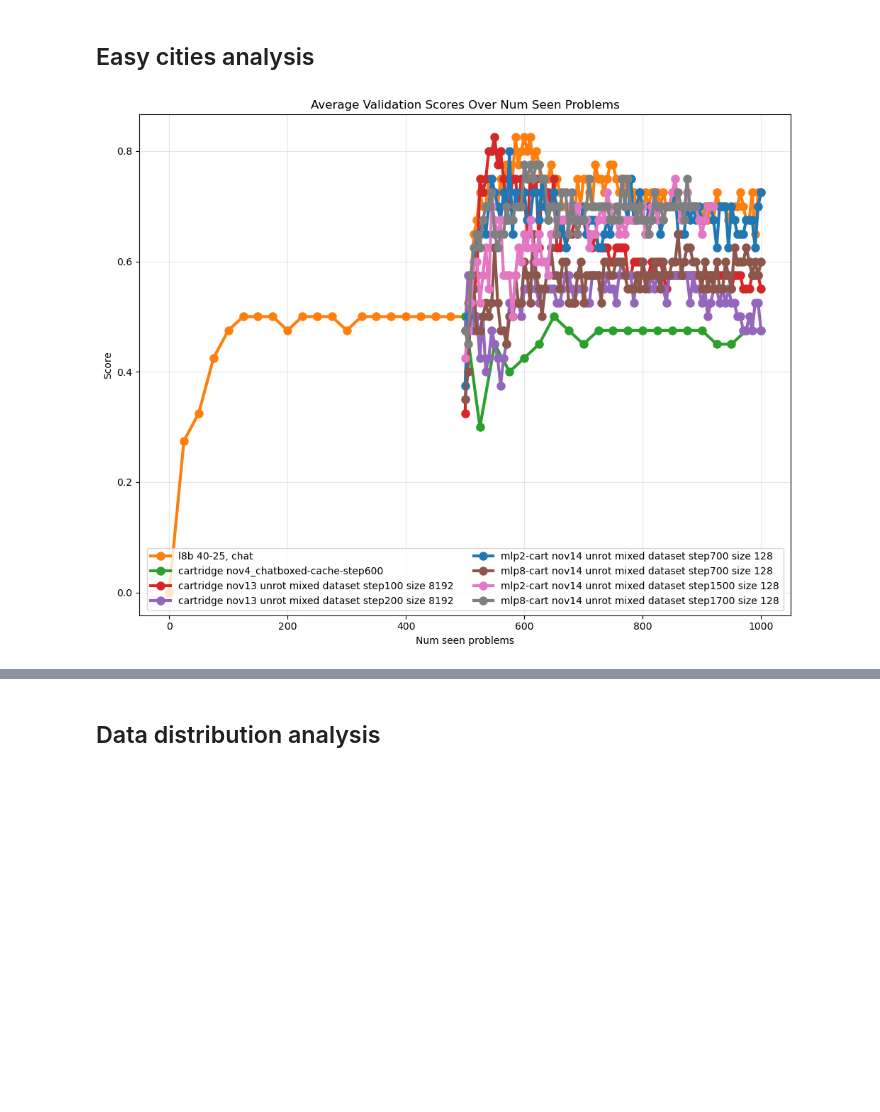
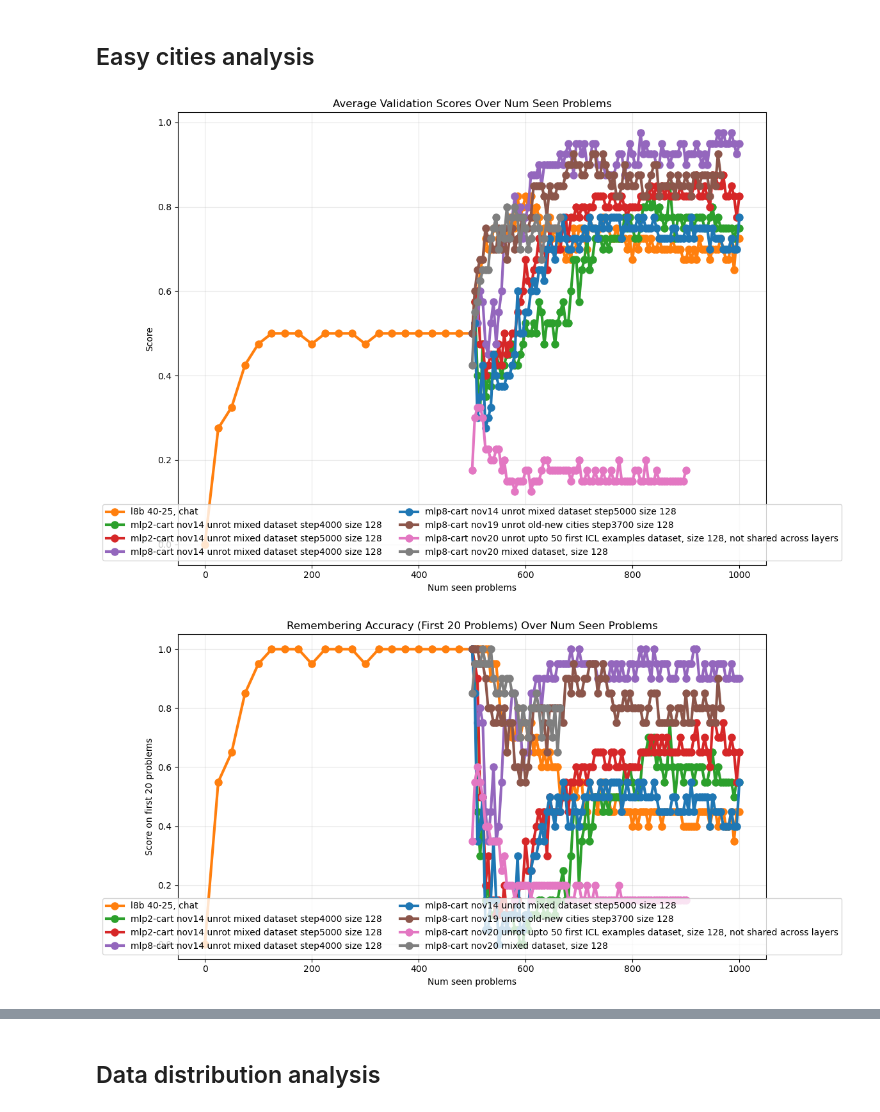
Before and after one commit to ShayanTalaei/continual-learning, a Jupyter notebook: notebooks/cities_lab.ipynb, the cells around one changed output, grey strips where cells are left out. Saved outputs shown, nothing was run; the diff lists cells and outputs as text; code cells hidden in the pictures; blank space fills up the shorter version.

```diff
--- a/notebooks/cities_lab.ipynb
+++ b/notebooks/cities_lab.ipynb
@@ -90,36 +149,47 @@ def plot_val_scores(val_scores_dict, min_step=None, max_step=None, alpha=1.0):
 # %%
 plot_val_scores({
 
     "l8b 40-25, chat": {**read_val_scores("/data/stalaei/logs/continual_learning/outputs/stalaei_cities_easy/history_agent/easy_synth_cities_40_25_l8b_non_collapsed_only_boxed/20251103_101129/"),
                                              **read_val_scores("/data/stalaei/logs/continual_learning/outputs/stalaei_cities_easy/history_agent/easy_synth_cities_40_25_l8b_non_collapsed_only_boxed/20251103_181024")},
-    "cartridge nov4_chatboxed-cache-step600": {**read_val_scores("/data/stalaei/logs/continual_learning/outputs/stalaei_cities_easy/history_agent/easy_synth_cities_40_25_l8b_cartridge_nov4_chatboxed-cache-step600/20251105_000849")},
+    # "cartridge nov4_chatboxed-cache-step600": {**read_val_scores("/data/stalaei/logs/continual_learning/outputs/stalaei_cities_easy/history_agent/easy_synth_cities_40_25_l8b_cartridge_nov4_chatboxed-cache-step600/20251105_000849")},
     # "cartridge nov6_chatboxed_mixed_dataset-cache-step200": {**read_val_scores("/data/stalaei/logs/continual_learning/outputs/stalaei_cities_easy/history_agent/easy_synth_cities_40_25_l8b_cartridge_nov6_chatboxed_mixed_dataset-cache-step200/20251114_211809")},
     # "cartridge nov6_chatboxed_mixed_dataset-cache-step300": {**read_val_scores("/data/stalaei/logs/continual_learning/outputs/stalaei_cities_easy/history_agent/easy_synth_cities_40_25_l8b_cartridge_nov6_chatboxed_mixed_dataset-cache-step300/20251114_212108")},
     # "cartridge nov6_chatboxed_mixed_dataset-cache-step400": {**read_val_scores("/data/stalaei/logs/continual_learning/outputs/stalaei_cities_easy/history_agent/easy_synth_cities_40_25_l8b_cartridge_nov6_chatboxed_mixed_dataset-cache-step400/20251107_115242")},
     # "cartridge nov6_chatboxed_mixed_dataset-cache-step500": {**read_val_scores("/data/stalaei/logs/continual_learning/outputs/stalaei_cities_easy/history_agent/easy_synth_cities_40_25_l8b_cartridge_nov6_chatboxed_mixed_dataset-cache-step500/20251107_123708")},
     # "cartridge nov12 unrot first half cities step200 offset 0": {**read_val_scores("/data/stalaei/logs/continual_learning/outputs/stalaei_cities_easy/history_agent/easy_synth_cities_40_25_l8b_cartridge_nov12_chatboxed_first_half_cities_with_unrot_queries-cache-step200_offset_0/20251113_235636")},
     # "cartridge nov12 unrot mixed dataset step200 offset 0": {**read_val_scores("/data/stalaei/logs/continual_learning/outputs/stalaei_cities_easy/history_agent/easy_synth_cities_40_25_l8b_cartridge_nov12_chatboxed_mixed_dataset_with_unrot_queries-cache-step200_offset_0/20251114_004025")},
     # "cartridge nov12 unrot mixed dataset step300 offset 0": {**read_val_scores("/data/stalaei/logs/continual_learning/outputs/stalaei_cities_easy/history_agent/easy_synth_cities_40_25_l8b_cartridge_nov12_chatboxed_mixed_dataset_with_unrot_queries-cache-step300_offset_0/20251113_235416")},
     # "cartridge nov12 unrot mixed dataset step500 offset 0": {**read_val_scores("/data/stalaei/logs/continual_learning/outputs/stalaei_cities_easy/history_agent/easy_synth_cities_40_25_l8b_cartridge_nov12_chatboxed_mixed_dataset_with_unrot_queries-cache-step500_offset_0/20251113_203228")},
     # "cartridge nov12 unrot mixed dataset step800 offset 0": {**read_val_scores("/data/stalaei/logs/continual_learning/outputs/stalaei_cities_easy/history_agent/easy_synth_cities_40_25_l8b_cartridge_nov12_chatboxed_mixed_dataset_with_unrot_queries-cache-step800_offset_0/20251113_231756")},
     # "cartrdige nov13 unrot mixed dataset step100 size 128": {**read_val_scores("/data/stalaei/logs/continual_learning/outputs/stalaei_cities_easy/history_agent/easy_synth_cities_40_25_l8b_cartridge_nov13_chatboxed_mixed_dataset_with_unrot_queries_eval_with_up_to_50_distractors-cache-step100/20251114_022258")},
     # "cartrdige nov13 unrot mixed dataset step200 size 128": {**read_val_scores("/data/stalaei/logs/continual_learning/outputs/stalaei_cities_easy/history_agent/easy_synth_cities_40_25_l8b_cartridge_nov13_chatboxed_mixed_dataset_with_unrot_queries_eval_with_up_to_50_distractors-cache-step200/20251114_044120")},
     # "cartridge nov13 unrot mixed dataset step100 size 1024": {**read_val_scores("/data/stalaei/logs/continual_learning/outputs/stalaei_cities_easy/history_agent/easy_synth_cities_40_25_l8b_cartridge_nov13_chatboxed_mixed_dataset_with_unrot_queries_eval_with_up_to_50_distractors_1024_tokens_cartridge-cache-step100/20251114_022338")},
     # "cartridge nov13 unrot mixed dataset step200 size 1024": {**read_val_scores("/data/stalaei/logs/continual_learning/outputs/stalaei_cities_easy/history_agent/easy_synth_cities_40_25_l8b_cartridge_nov13_chatboxed_mixed_dataset_with_unrot_queries_eval_with_up_to_50_distractors_1024_tokens_cartridge-cache-step200/20251114_043833")},
-    "cartridge nov13 unrot mixed dataset step100 size 8192": {**read_val_scores("/data/stalaei/logs/continual_learning/outputs/stalaei_cities_easy/history_agent/easy_synth_cities_40_25_l8b_cartridge_nov13_chatboxed_mixed_dataset_with_unrot_queries_eval_with_up_to_50_distractors_8192_tokens_cartridge-cache-step100/20251114_180619")},
-    "cartridge nov13 unrot mixed dataset step200 size 8192": {**read_val_scores("/data/stalaei/logs/continual_learning/outputs/stalaei_cities_easy/history_agent/easy_synth_cities_40_25_l8b_cartridge_nov13_chatboxed_mixed_dataset_with_unrot_queries_eval_with_up_to_50_distractors_8192_tokens_cartridge-cache-step200/20251114_180727")},
+    # "cartridge nov13 unrot mixed dataset step100 size 8192": {**read_val_scores("/data/stalaei/logs/continual_learning/outputs/stalaei_cities_easy/history_agent/easy_synth_cities_40_25_l8b_cartridge_nov13_chatboxed_mixed_dataset_with_unrot_queries_eval_with_up_to_50_distractors_8192_tokens_cartridge-cache-step100/20251114_180619")},
+    # "cartridge nov13 unrot mixed dataset step200 size 8192": {**read_val_scores("/data/stalaei/logs/continual_learning/outputs/stalaei_cities_easy/history_agent/easy_synth_cities_40_25_l8b_cartridge_nov13_chatboxed_mixed_dataset_with_unrot_queries_eval_with_up_to_50_distractors_8192_tokens_cartridge-cache-step200/20251114_180727")},
     # "cartridge nov14   rot mixed dataset step100 size 8192": {**read_val_scores("/data/stalaei/logs/continual_learning/outputs/stalaei_cities_easy/history_agent/easy_synth_cities_40_25_l8b_nov14_chatboxed_mixed_dataset_with_rot_queries_eval_with_up_to_50_distractors_8192_tokens_cartridge-cache-step100/20251116_210654")},
     # "cartridge nov14   rot mixed dataset step200 size 8192": {**read_val_scores("/data/stalaei/logs/continual_learning/outputs/stalaei_cities_easy/history_agent/easy_synth_cities_40_25_l8b_nov14_chatboxed_mixed_dataset_with_rot_queries_eval_with_up_to_50_distractors_8192_tokens_cartridge-cache-step200/20251116_210841")},
-    "mlp2-cart nov14 unrot mixed dataset step700 size 128": {**read_val_scores("/data/stalaei/logs/continual_learning/outputs/stalaei_cities_easy/history_agent/easy_synth_cities_40_25_l8b_nov14_chatboxed_mixed_dataset_with_unrot_queries_eval_with_up_to_50_distractors_mlp_residual_2-cache-step700/20251116_212401")},
-    "mlp2-cart nov14 unrot mixed dataset step1500 size 128": {**read_val_scores("/data/stalaei/logs/continual_learning/outputs/stalaei_cities_easy/history_agent/easy_synth_cities_40_25_l8b_nov14_chatboxed_mixed_dataset_with_unrot_queries_eval_with_up_to_50_distractors_mlp_residual_2-cache-step1500/20251116_235631")},
-    "mlp2-cart nov14 unrot mixed dataset step1500 size 128": {**read_val_scores("/data/stalaei/logs/continual_learning/outputs/stalaei_cities_easy/history_agent/easy_synth_cities_40_25_l8b_nov14_chatboxed_mixed_dataset_with_unrot_queries_eval_with_up_to_50_distractors_mlp_residual_2-cache-step1500/20251116_235631")},
-    "mlp2-cart nov14 unrot mixed dataset step3000 size 128 (1)": {**read_val_scores("/data/stalaei/logs/continual_learning/outputs/stalaei_cities_easy/history_agent/easy_synth_cities_40_25_l8b_nov14_chatboxed_mixed_dataset_with_unrot_queries_eval_with_up_to_50_distractors_mlp_residual_2-cache-step3000/20251117_021550")},
-    "mlp2-cart nov14 unrot mixed dataset step3000 size 128 (2)": {**read_val_scores("/data/stalaei/logs/continual_learning/outputs/stalaei_cities_easy/history_agent/easy_synth_cities_40_25_l8b_nov14_chatboxed_mixed_dataset_with_unrot_queries_eval_with_up_to_50_distractors_mlp_residual_2-cache-step3000/20251117_021608")},
-    "mlp8-cart nov14 unrot mixed dataset step700 size 128": {**read_val_scores("/data/stalaei/logs/continual_learning/outputs/stalaei_cities_easy/history_agent/easy_synth_cities_40_25_l8b_nov14_chatboxed_mixed_dataset_with_unrot_queries_eval_with_up_to_50_distractors_mlp_residual_8-cache-step700/20251116_212336")},
-    "mlp8-cart nov14 unrot mixed dataset step1700 size 128": {**read_val_scores("/data/stalaei/logs/continual_learning/outputs/stalaei_cities_easy/history_agent/easy_synth_cities_40_25_l8b_nov14_chatboxed_mixed_dataset_with_unrot_queries_eval_with_up_to_50_distractors_mlp_residual_8-cache-step1700/20251116_235754")},
-    "mlp8-cart nov14 unrot mixed dataset step3000 size 128": {**read_val_scores("/data/stalaei/logs/continual_learning/outputs/stalaei_cities_easy/history_agent/easy_synth_cities_40_25_l8b_nov14_chatboxed_mixed_dataset_with_unrot_queries_eval_with_up_to_50_distractors_mlp_residual_8-cache-step3000/20251117_051204")},
-
-
+    # "mlp2-cart nov14 unrot mixed dataset step700 size 128": {**read_val_scores("/data/stalaei/logs/continual_learning/outputs/stalaei_cities_easy/history_agent/easy_synth_cities_40_25_l8b_nov14_chatboxed_mixed_dataset_with_unrot_queries_eval_with_up_to_50_distractors_mlp_residual_2-cache-step700/20251116_212401")},
+    # "mlp2-cart nov14 unrot mixed dataset step1500 size 128": {**read_val_scores("/data/stalaei/logs/continual_learning/outputs/stalaei_cities_easy/history_agent/easy_synth_cities_40_25_l8b_nov14_chatboxed_mixed_dataset_with_unrot_queries_eval_with_up_to_50_distractors_mlp_residual_2-cache-step1500/20251116_235631")},
+    # "mlp2-cart nov14 unrot mixed dataset step1500 size 128": {**read_val_scores("/data/stalaei/logs/continual_learning/outputs/stalaei_cities_easy/history_agent/easy_synth_cities_40_25_l8b_nov14_chatboxed_mixed_dataset_with_unrot_queries_eval_with_up_to_50_distractors_mlp_residual_2-cache-step1500/20251116_235631")},
+    # "mlp2-cart nov14 unrot mixed dataset step3000 size 128 (1)": {**read_val_scores("/data/stalaei/logs/continual_learning/outputs/stalaei_cities_easy/history_agent/easy_synth_cities_40_25_l8b_nov14_chatboxed_mixed_dataset_with_unrot_queries_eval_with_up_to_50_distractors_mlp_residual_2-cache-step3000/20251117_021550")},
+    # "mlp2-cart nov14 unrot mixed dataset step3000 size 128 (2)": {**read_val_scores("/data/stalaei/logs/continual_learning/outputs/stalaei_cities_easy/history_agent/easy_synth_cities_40_25_l8b_nov14_chatboxed_mixed_dataset_with_unrot_queries_eval_with_up_to_50_distractors_mlp_residual_2-cache-step3000/20251117_021608")},
+    "mlp2-cart nov14 unrot mixed dataset step4000 size 128": {**read_val_scores("/data/stalaei/logs/continual_learning/outputs/stalaei_cities_easy/history_agent/easy_synth_cities_40_25_l8b_nov14_chatboxed_mixed_dataset_with_unrot_queries_eval_with_up_to_50_distractors_mlp_residual_2-cache-step4000/20251117_171425")},
+    "mlp2-cart nov14 unrot mixed dataset step5000 size 128": {**read_val_scores("/data/stalaei/logs/continual_learning/outputs/stalaei_cities_easy/history_agent/easy_synth_cities_40_25_l8b_nov14_chatboxed_mixed_dataset_with_unrot_queries_eval_with_up_to_50_distractors_mlp_residual_2-cache-step5000/20251117_182204")},
+    # "mlp8-cart nov14 unrot mixed dataset step700 size 128": {**read_val_scores("/data/stalaei/logs/continual_learning/outputs/stalaei_cities_easy/history_agent/easy_synth_cities_40_25_l8b_nov14_chatboxed_mixed_dataset_with_unrot_queries_eval_with_up_to_50_distractors_mlp_residual_8-cache-step700/20251116_212336")},
+    # "mlp8-cart nov14 unrot mixed dataset step1700 size 128": {**read_val_scores("/data/stalaei/logs/continual_learning/outputs/stalaei_cities_easy/history_agent/easy_synth_cities_40_25_l8b_nov14_chatboxed_mixed_dataset_with_unrot_queries_eval_with_up_to_50_distractors_mlp_residual_8-cache-step1700/20251116_235754")},
+    # "mlp8-cart nov14 unrot mixed dataset step3000 size 128": {**read_val_scores("/data/stalaei/logs/continual_learning/outputs/stalaei_cities_easy/history_agent/easy_synth_cities_40_25_l8b_nov14_chatboxed_mixed_dataset_with_unrot_queries_eval_with_up_to_50_distractors_mlp_residual_8-cache-step3000/20251117_051204")},
+    "mlp8-cart nov14 unrot mixed dataset step4000 size 128": {**read_val_scores("/data/stalaei/logs/continual_learning/outputs/stalaei_cities_easy/history_agent/easy_synth_cities_40_25_l8b_nov14_chatboxed_mixed_dataset_with_unrot_queries_eval_with_up_to_50_distractors_mlp_residual_8-cache-step4000/20251117_171453")},
+    "mlp8-cart nov14 unrot mixed dataset step5000 size 128": {**read_val_scores("/data/stalaei/logs/continual_learning/outputs/stalaei_cities_easy/history_agent/easy_synth_cities_40_25_l8b_nov14_chatboxed_mixed_dataset_with_unrot_queries_eval_with_up_to_50_distractors_mlp_residual_8-cache-step5000/20251117_182518")},
+    # "mlp2-cart nov14 unrot mixed dataset step2000 size 1024": {**read_val_scores("/data/stalaei/logs/continual_learning/outputs/stalaei_cities_easy/history_agent/easy_synth_cities_40_25_l8b_nov14_chatboxed_mixed_dataset_with_unrot_queries_eval_with_up_to_50_distractors_mlp_residual_2_cartridge_1024-cache-step2000/20251117_225528")},
+    # "mlp8-cart nov14 unrot mixed dataset step2000 size 8192": {**read_val_scores("/data/stalaei/logs/continual_learning/outputs/stalaei_cities_easy/history_agent/easy_synth_cities_40_25_l8b_nov14_chatboxed_mixed_dataset_with_unrot_queries_eval_with_up_to_50_distractors_mlp_residual_8_cartridge_8192-cache-step2000/20251117_225304")},
+    # "mlp8-cart nov14 unrot mixed dataset step3000 size 8192": {**read_val_scores("/data/stalaei/logs/continual_learning/outputs/stalaei_cities_easy/history_agent/easy_synth_cities_40_25_l8b_nov14_chatboxed_mixed_dataset_with_unrot_queries_eval_with_up_to_50_distractors_mlp_residual_8_cartridge_8192-cache-step3000/20251118_022707")},
+    # "mlp2-cart nov17 unrot old cities step1000 size 128": {**read_val_scores("/data/stalaei/logs/continual_learning/outputs/stalaei_cities_easy/history_agent/easy_synth_cities_40_25_l8b_nov17_chatboxed_with_up_to_50_distractors_dataset_with_unrot_queries_mlp_residual_2-cache-step1000/20251118_021954")},
+    # "mlp2-cart nov17 unrot old cities step1500 size 128": {**read_val_scores("/data/stalaei/logs/continual_learning/outputs/stalaei_cities_easy/history_agent/easy_synth_cities_40_25_l8b_nov17_chatboxed_with_up_to_50_distractors_dataset_with_unrot_queries_mlp_residual_2-cache-step1500/20251118_022056")},
+    "mlp8-cart nov19 unrot old-new cities step3700 size 128": {**read_val_scores("/data/stalaei/logs/continual_learning/outputs/stalaei_cities_easy/history_agent/easy_synth_cities_40_25_l8b_nov19_dataset_15000_old_cities_2500_new_cities_unrot_queries_mlp_residual_8_toka_lr_5e-3_attempt_1-cache-step3700/20251121_001224")},
+    "mlp8-cart nov20 unrot upto 50 first ICL examples dataset, size 128, not shared across layers": {**read_val_scores("/data/stalaei/logs/continual_learning/outputs/stalaei_cities_easy/history_agent/easy_synth_cities_40_25_l8b_nov20_upto_50_first_ICL_examples_dataset_unrot_queries_mlp_residual_8_toka_lr_5e-4_not_shared-cache-step500/20251121_004520")},
+    "mlp8-cart nov20 mixed dataset, size 128": {**read_val_scores("/data/stalaei/logs/continual_learning/outputs/stalaei_cities_easy/history_agent/easy_synth_cities_40_25_l8b_nov20_mixed_dataset_unrot_queries_mlp_residual_8_toka_attempt_1-cache-step1200/20251121_021657")}
     }, alpha=1.0)
 # %% [output]
-[figure, old version]
+[figure, new version]
+[figure, added]
```
Also changed, not shown: parts of 2 cells of this notebook, 7 other files.
